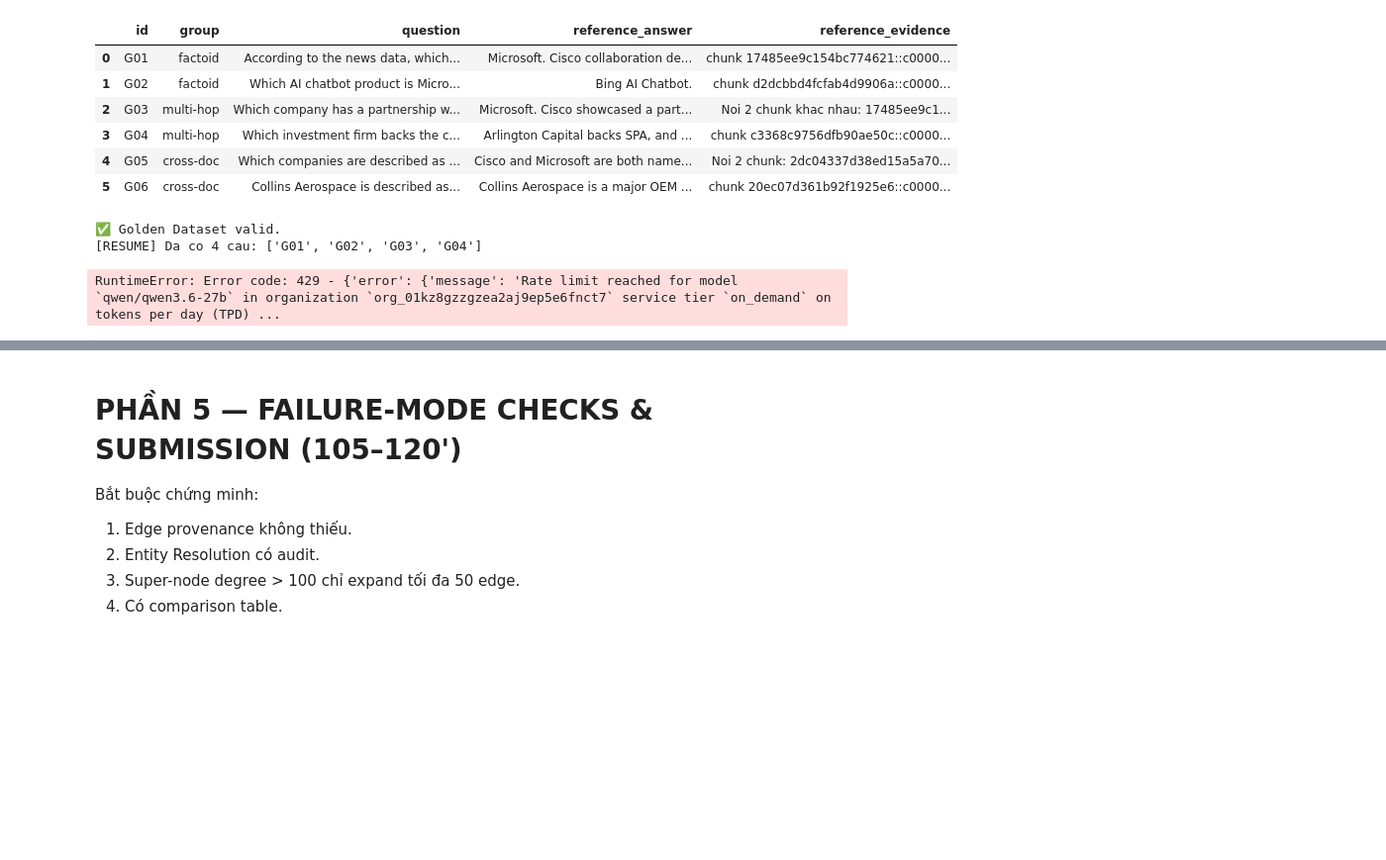
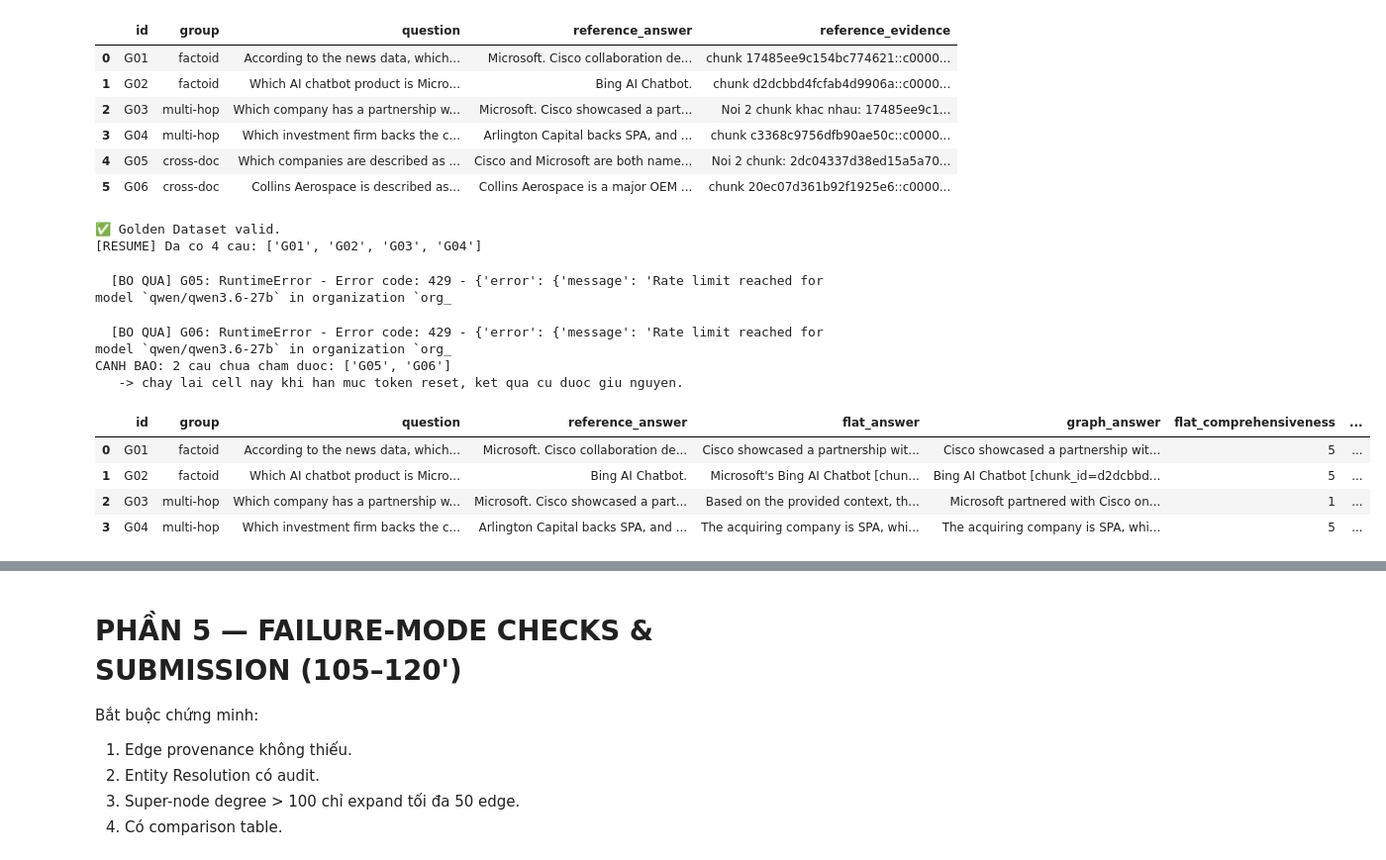
Before and after one commit to danggiap123/K4-Track3-Lab19-GraphRAG, a Jupyter notebook: Day19_GraphRAG_vs_FlatRAG_Production_Lab_Guide.ipynb, the cells around one changed output, grey strips where cells are left out. Shown at 99% size. Cells and saved outputs as stored; diff of their text form; code cells hidden in the pictures; blank space fills up the shorter version.

```diff
--- a/Day19_GraphRAG_vs_FlatRAG_Production_Lab_Guide.ipynb
+++ b/Day19_GraphRAG_vs_FlatRAG_Production_Lab_Guide.ipynb
@@ -475,7 +475,7 @@ def parse_json_object(text):
         raise ValueError("No JSON object found.")
     return json.loads(text[a:b+1])
 
-def groq_chat(messages, model=None, json_mode=False, max_retries=12):
+def groq_chat(messages, model=None, json_mode=False, max_retries=3):
     if groq_client is None:
         raise RuntimeError("Thiếu GROQ_API_KEY.")
     model = model or GROQ_MODEL
@@ -515,7 +515,7 @@ def groq_chat(messages, model=None, json_mode=False, max_retries=12):
             last = e
             if attempt == max_retries - 1:
                 break
-            time.sleep(min(75, 2**attempt + random.random()))   # cho cua so han muc 200k/ngay nha token
+            time.sleep(min(20, 2**attempt + random.random()))   # cho cua so han muc 200k/ngay nha token
     raise RuntimeError(last)
 
 def groq_json(system, user, model=None):
@@ -1539,59 +1539,78 @@ Return:
 #@title 4.3 — Evaluation runner + checkpoint
 CHECKPOINT = str(OUTPUT_DIR / "graphrag_eval_checkpoint.csv")
 
 def run_evaluation(golden_df, resume=True):
     """Noi tiep tu checkpoint. Moi cau ton ~4 luot goi LLM; chay lai tu dau
     khi da co ket qua la dot vo ich han muc 200k token/ngay cua Groq."""
     rows, done = [], set()
     if resume and Path(CHECKPOINT).exists():
         prev = pd.read_csv(CHECKPOINT)
         prev = prev[prev.id.isin(set(golden_df.id))]
         rows = prev.to_dict("records")
         done = set(prev.id)
         print(f"[RESUME] Da co {len(done)} cau: {sorted(done)}")
 
     todo = golden_df[~golden_df.id.isin(done)]
     if todo.empty:
         print("Tat ca cau da co ket qua.")
         return pd.DataFrame(rows)
 
+    skipped = []
     for q in tqdm(todo.itertuples(index=False), total=len(todo), desc="Evaluation"):
-        flat = answer_flat_rag(q.question)
-        graph = answer_graph_rag(q.question)
+      # Het han muc token/ngay thi bo qua cau do va giu lai ket qua da co,
+      # thay vi lam hong ca lan chay va mat luon phan da cham duoc.
+      try:
+          flat = answer_flat_rag(q.question)
+          graph = answer_graph_rag(q.question)
 
-        jf = judge_answer(q.question, q.reference_answer, flat["answer"], flat["context"])
-        jg = judge_answer(q.question, q.reference_answer, graph["answer"], graph["context"])
+          jf = judge_answer(q.question, q.reference_answer, flat["answer"], flat["context"])
+          jg = judge_answer(q.question, q.reference_answer, graph["answer"], graph["context"])
 
-        rows.append({
-            "id":q.id, "group":q.group, "question":q.question,
-            "reference_answer":q.reference_answer,
-            "flat_answer":flat["answer"], "graph_answer":graph["answer"],
-            "flat_comprehensiveness":jf["comprehensiveness"],
-            "graph_comprehensiveness":jg["comprehensiveness"],
-            "flat_faithfulness":jf["faithfulness"],
-            "graph_faithfulness":jg["faithfulness"],
-            "flat_multi_hop_reasoning":jf["multi_hop_reasoning"],
-            "graph_multi_hop_reasoning":jg["multi_hop_reasoning"],
-            "flat_latency_s":flat["latency_s"],
-            "graph_latency_s":graph["latency_s"],
-            "flat_total_tokens":flat.get("total_tokens"),
-            "graph_total_tokens":graph.get("total_tokens"),
-            "flat_judge_rationale":jf["rationale"],
-            "graph_judge_rationale":jg["rationale"],
-            "graph_supernode_events":len(
-                graph["graph_debug"]["diagnostics"].get("supernode_events",[])
-            )
-        })
-        pd.DataFrame(rows).to_csv(CHECKPOINT, index=False)
+          rows.append({
+              "id":q.id, "group":q.group, "question":q.question,
+              "reference_answer":q.reference_answer,
+              "flat_answer":flat["answer"], "graph_answer":graph["answer"],
+              "flat_comprehensiveness":jf["comprehensiveness"],
+              "graph_comprehensiveness":jg["comprehensiveness"],
+              "flat_faithfulness":jf["faithfulness"],
+              "graph_faithfulness":jg["faithfulness"],
+              "flat_multi_hop_reasoning":jf["multi_hop_reasoning"],
+              "graph_multi_hop_reasoning":jg["multi_hop_reasoning"],
+              "flat_latency_s":flat["latency_s"],
+              "graph_latency_s":graph["latency_s"],
+              "flat_total_tokens":flat.get("total_tokens"),
+              "graph_total_tokens":graph.get("total_tokens"),
+              "flat_judge_rationale":jf["rationale"],
+              "graph_judge_rationale":jg["rationale"],
+              "graph_supernode_events":len(
+                  graph["graph_debug"]["diagnostics"].get("supernode_events",[])
+              )
+          })
+          pd.DataFrame(rows).to_csv(CHECKPOINT, index=False)
+      except Exception as exc:
+        skipped.append(q.id)
+        print(f"  [BO QUA] {q.id}: {type(exc).__name__} - {str(exc)[:110]}")
+
+    if skipped:
+        print(f"CANH BAO: {len(skipped)} cau chua cham duoc: {skipped}")
+        print("   -> chay lai cell nay khi han muc token reset, ket qua cu duoc giu nguyen.")
     return pd.DataFrame(rows)
 
 validate_golden(golden_df, require_answers=True)
 eval_results_df = run_evaluation(golden_df)
 display(eval_results_df)
 # %% [output]
 ✅ Golden Dataset valid.
 [RESUME] Da co 4 cau: ['G01', 'G02', 'G03', 'G04']
-RuntimeError: Error code: 429 - {'error': {'message': 'Rate limit reached for model `qwen/qwen3.6-27b` in organization `org_01kz8gzzgzea2aj9ep5e6fnct7` service tier `on_demand` on tokens per day (TPD) ...
+  [BO QUA] G05: RuntimeError - Error code: 429 - {'error': {'message': 'Rate limit reached for model `qwen/qwen3.6-27b` in organization `org_
+  [BO QUA] G06: RuntimeError - Error code: 429 - {'error': {'message': 'Rate limit reached for model `qwen/qwen3.6-27b` in organization `org_
+CANH BAO: 2 cau chua cham duoc: ['G05', 'G06']
+   -> chay lai cell nay khi han muc token reset, ket qua cu duoc giu nguyen.
+|  | id | group | question | reference_answer | flat_answer | graph_answer | flat_comprehensiveness | ... |
+| 0 | G01 | factoid | According to the news data, which... | Microsoft. Cisco collaboration de... | Cisco showcased a partnership wit... | Cisco showcased a partnership wit... | 5 | ... |
+| 1 | G02 | factoid | Which AI chatbot product is Micro... | Bing AI Chatbot. | Microsoft's Bing AI Chatbot [chun... | Bing AI Chatbot [chunk_id=d2dcbbd... | 5 | ... |
+| 2 | G03 | multi-hop | Which company has a partnership w... | Microsoft. Cisco showcased a part... | Based on the provided context, th... | Microsoft partnered with Cisco on... | 1 | ... |
+| 3 | G04 | multi-hop | Which investment firm backs the c... | Arlington Capital backs SPA, and ... | The acquiring company is SPA, whi... | The acquiring company is SPA, whi... | 5 | ... |
 # %%
 #@title 4.4 — Comparison table + export
 def comparison_table(eval_df):
```
Also changed, not shown: parts of 1 cell of this notebook, 2 other files.
